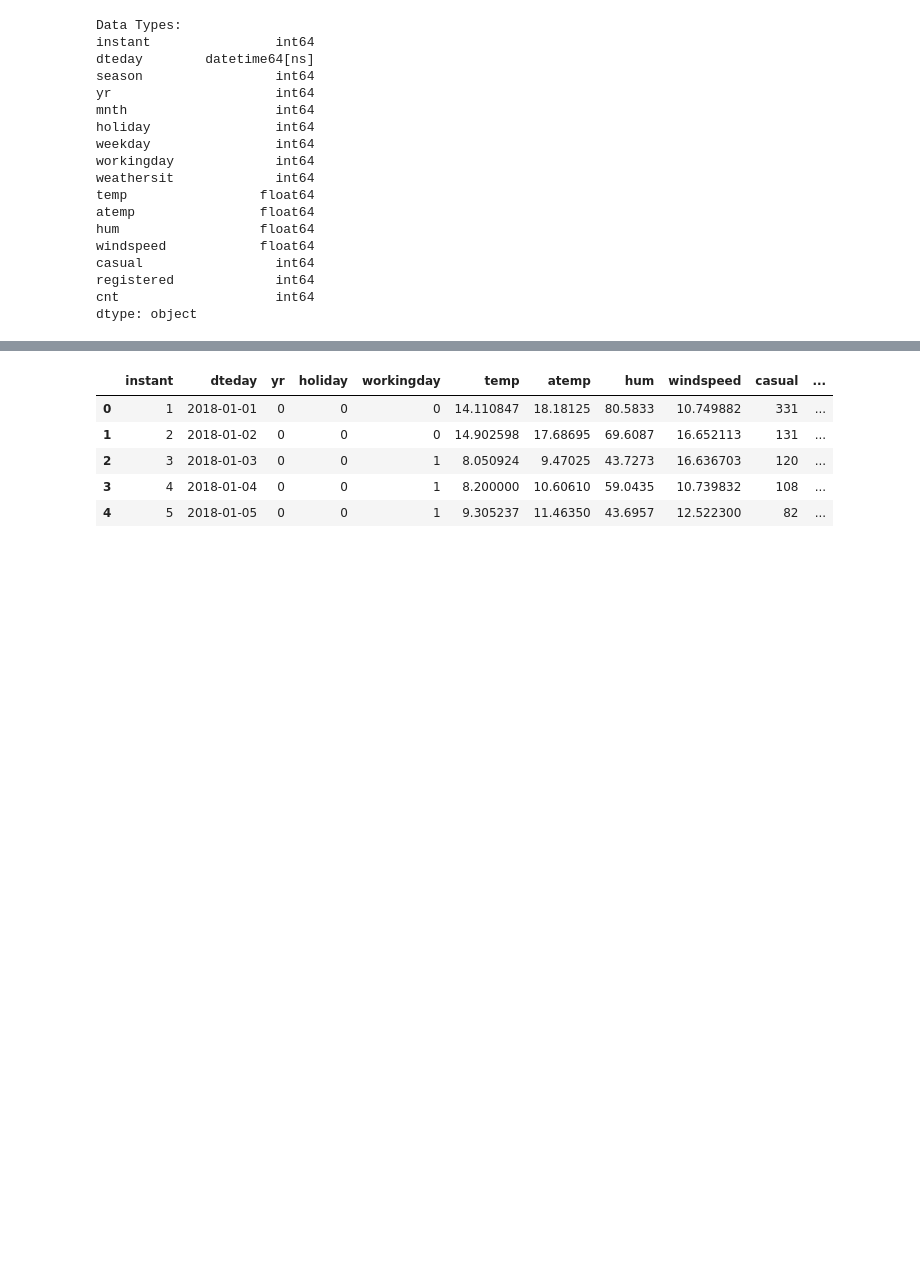
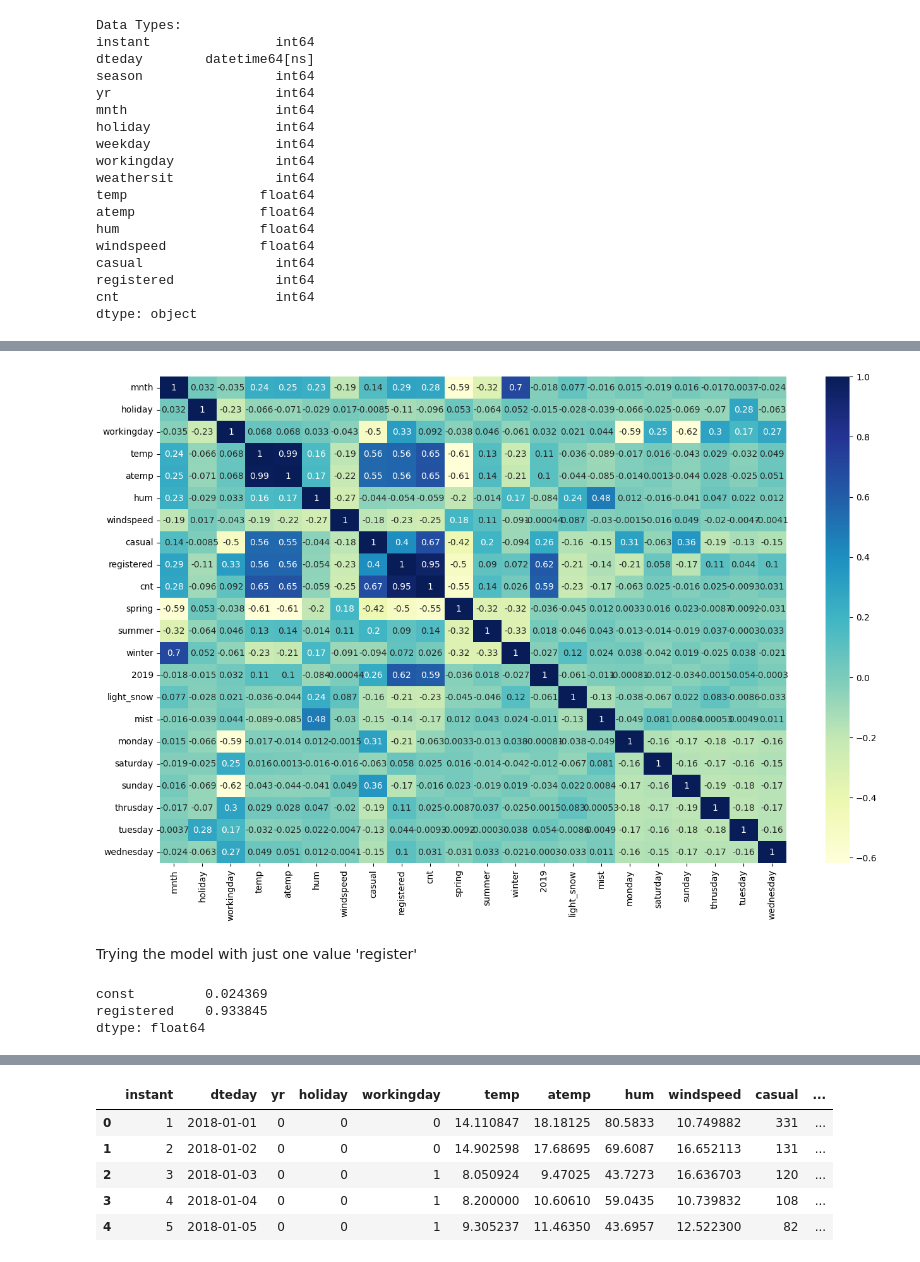
Before and after one commit to karma9791/Building_Bike_Demand_Model, a Jupyter notebook: Buildinfg_Bike_Demand_Model.ipynb, the cells around one changed output, grey strips where cells are left out. Drawn from its saved outputs; the diff is of its cells as text; code cells hidden in the pictures; blank space fills up the shorter version.

```diff
--- a/Buildinfg_Bike_Demand_Model.ipynb
+++ b/Buildinfg_Bike_Demand_Model.ipynb
@@ -373,0 +468,7 @@ dtype: object
+# %%
+status = pd.get_dummies(dayData['weekday'], dtype='int', drop_first=True)
+status.head()
+
+dayData = pd.concat([dayData, status], axis=1)
+dayData = dayData.drop('weekday', axis=1)
+dayData.head()
@@ -373,0 +483,3 @@ dtype: object
+# %%
+dayData = dayData.drop(['dteday','instant'], axis=1)
+dayData.head()
@@ -373,0 +494,4 @@ dtype: object
+# %%
+df_train, df_test = train_test_split(dayData, train_size=0.7, random_state=100)
+print(df_train.shape)
+print(df_test.shape)
@@ -373,0 +501,9 @@ dtype: object
+# %%
+# 1. instantiate an object
+scaler = MinMaxScaler()
+
+num_var = ['mnth', 'temp', 'atemp', 'hum', 'windspeed', 'casual', 'registered', 'cnt']
+# 2. fit on data
+df_train[num_var] = scaler.fit_transform(df_train[num_var])
+
+df_train.head()
@@ -373,0 +531,8 @@ dtype: object
+# %%
+## Modeling
+# heatMap
+plt.figure(figsize=(16, 10))
+sns.heatmap(df_train.corr(), annot=True, cmap="YlGnBu")
+plt.show()
+# %% [output]
+[figure, added]
@@ -373,0 +544,18 @@ dtype: object
+# %% [markdown]
+Trying the model with just one value 'register'
+# %%
+# add a contant
+X_train_sm = sm.add_constant(X_train['registered'])
+
+# Creat fist model
+lr = sm.OLS(y_train, X_train_sm)
+
+# fir the model
+lr_model = lr.fit()
+
+# params
+lr_model.params
+# %% [output]
+const         0.024369
+registered    0.933845
+dtype: float64
```
Also changed, not shown: parts of 28 cells of this notebook.
